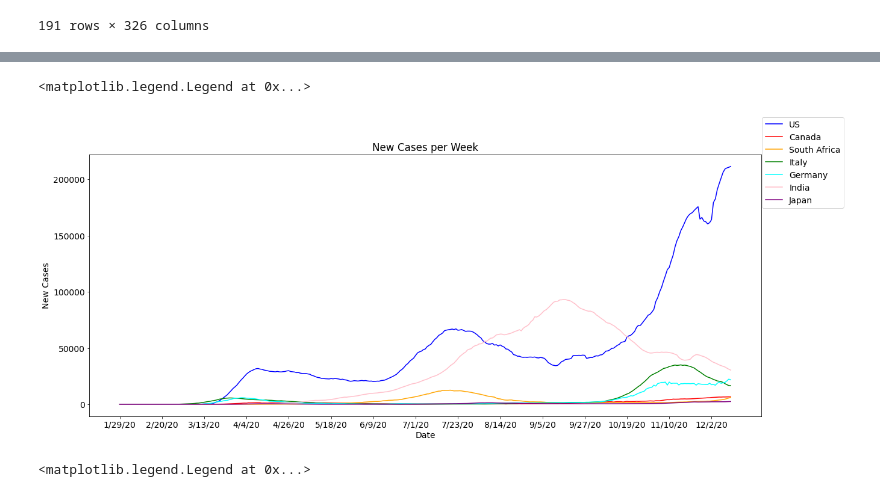
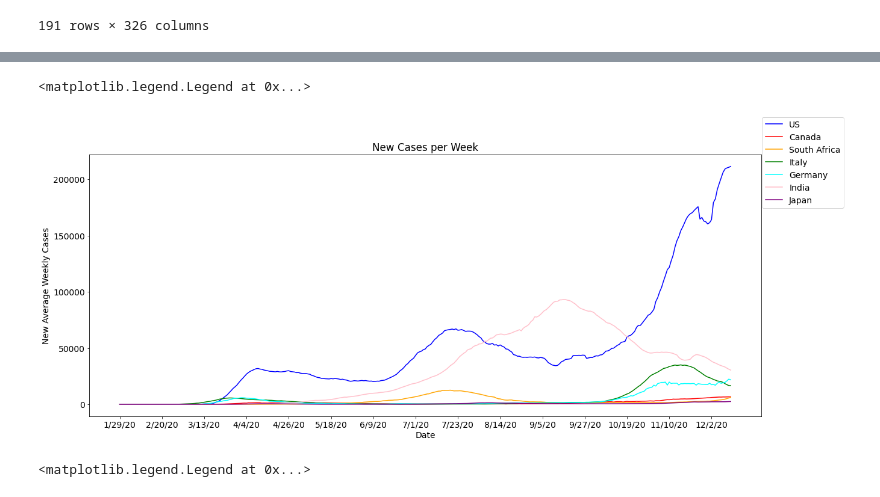
Before and after one commit to jkbishay/covid_data_science_analysis, a Jupyter notebook: covid_analysis.ipynb, the cells around one changed output, grey strips where cells are left out. Saved outputs shown, nothing was run; the diff lists cells and outputs as text; code cells hidden in the pictures.

```diff
--- a/covid_analysis.ipynb
+++ b/covid_analysis.ipynb
@@ -104,26 +104,26 @@ daily_cases_chart.legend(['US', 'Canada', 'South Africa', 'Italy', 'Germany', 'I
 # %%
 # calculate weekly cases for each country
 weekly_cases_global = daily_cases_global.rolling(window=7, axis=1).mean()
 weekly_cases_global.insert(0, 'Country', daily_cases_global['Country'])
 weekly_cases_global = weekly_cases_global.dropna(axis=1)
 
 weekly_cases_chart = plt.figure(figsize=(20, 8))
 plt.plot(weekly_cases_global.columns[1:], weekly_cases_global[weekly_cases_global['Country'] == 'US'].iloc[0][1:], color='blue')
 plt.plot(weekly_cases_global.columns[1:], weekly_cases_global[weekly_cases_global['Country'] == 'Canada'].iloc[0][1:], color='red')
 plt.plot(weekly_cases_global.columns[1:], weekly_cases_global[weekly_cases_global['Country'] == 'South Africa'].iloc[0][1:], color='orange')
 plt.plot(weekly_cases_global.columns[1:], weekly_cases_global[weekly_cases_global['Country'] == 'Italy'].iloc[0][1:], color='green')
 plt.plot(weekly_cases_global.columns[1:], weekly_cases_global[weekly_cases_global['Country'] == 'Germany'].iloc[0][1:], color='cyan')
 plt.plot(weekly_cases_global.columns[1:], weekly_cases_global[weekly_cases_global['Country'] == 'India'].iloc[0][1:], color='pink')
 plt.plot(weekly_cases_global.columns[1:], weekly_cases_global[weekly_cases_global['Country'] == 'Japan'].iloc[0][1:], color='purple')
 plt.title('New Cases per Week',)
 plt.xticks(np.arange(len(weekly_cases_global.columns[1:]), step=22))
-plt.ylabel('New Daily Cases')
+plt.ylabel('New Average Weekly Cases')
 plt.xlabel('Date')
 
 weekly_cases_chart.legend(['US', 'Canada', 'South Africa', 'Italy', 'Germany', 'India', 'Japan'])
 # %% [output]
 <matplotlib.legend.Legend at 0x...>
-[figure, old version]
+[figure, new version]
 # %%
 # plot the weekly trajectory for each country
 total_weekly_cases_global = daily_cases_global.rolling(window=7, axis=1).sum()
```
Also changed, not shown: parts of 1 cell of this notebook.
